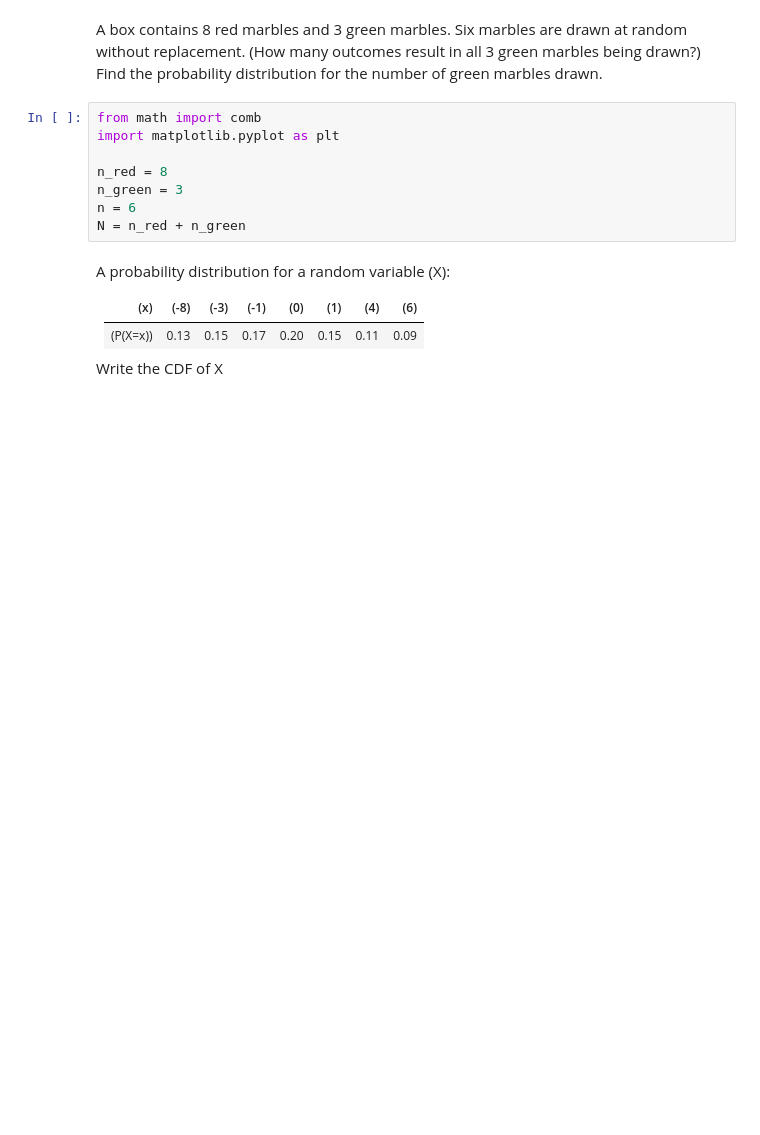
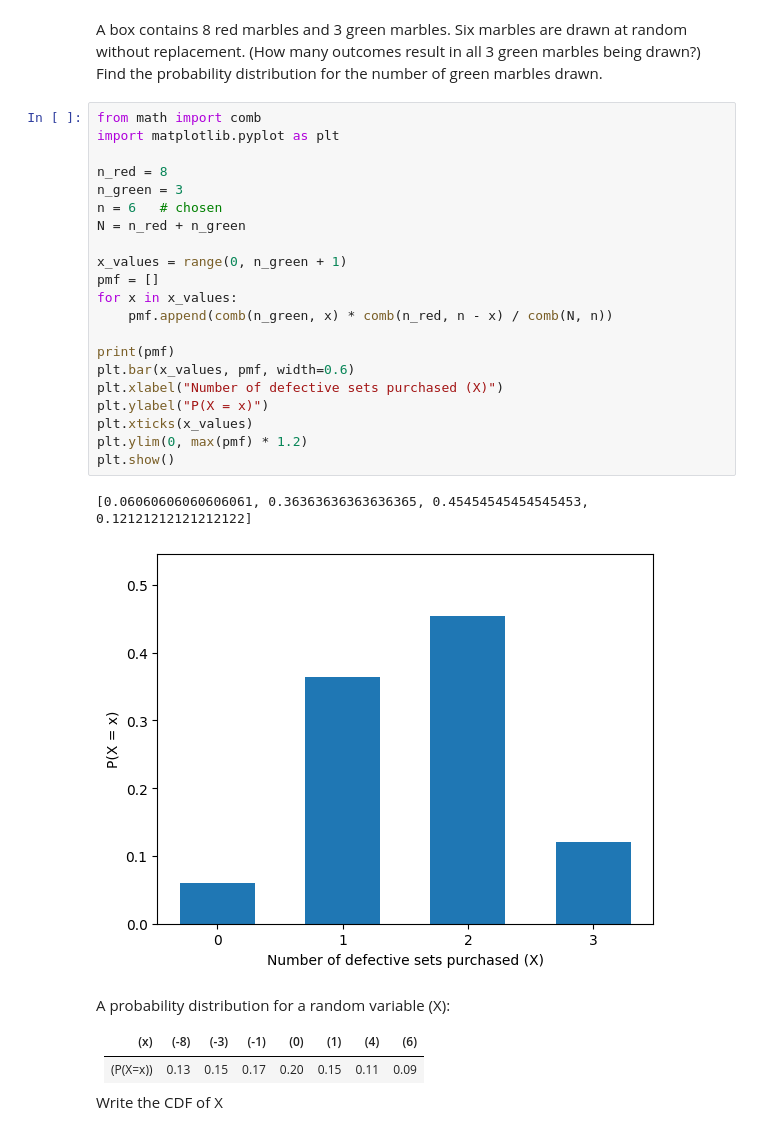
Before and after one commit to pleu/26s-engr0021, a Jupyter notebook: 2-class/Ch03.ipynb, the cells around one changed output. Drawn from its saved outputs; the diff is of its cells as text; blank space fills up the shorter version.

```diff
--- a/2-class/Ch03.ipynb
+++ b/2-class/Ch03.ipynb
@@ -7,11 +7,27 @@ Find the probability distribution for the number of green marbles drawn.
 # %%
 from math import comb
 import matplotlib.pyplot as plt
 
 n_red = 8
 n_green = 3
-n = 6
+n = 6   # chosen
 N = n_red + n_green
+
+x_values = range(0, n_green + 1)
+pmf = []
+for x in x_values:
+    pmf.append(comb(n_green, x) * comb(n_red, n - x) / comb(N, n))
+
+print(pmf)
+plt.bar(x_values, pmf, width=0.6)
+plt.xlabel("Number of defective sets purchased (X)")
+plt.ylabel("P(X = x)")
+plt.xticks(x_values)
+plt.ylim(0, max(pmf) * 1.2)
+plt.show()
+# %% [output]
+[0.06060606060606061, 0.36363636363636365, 0.45454545454545453, 0.12121212121212122]
+[figure, added]
 # %% [markdown]
 A probability distribution for a random variable \(X\):
 
```
Also changed, not shown: parts of 2 cells of this notebook.
